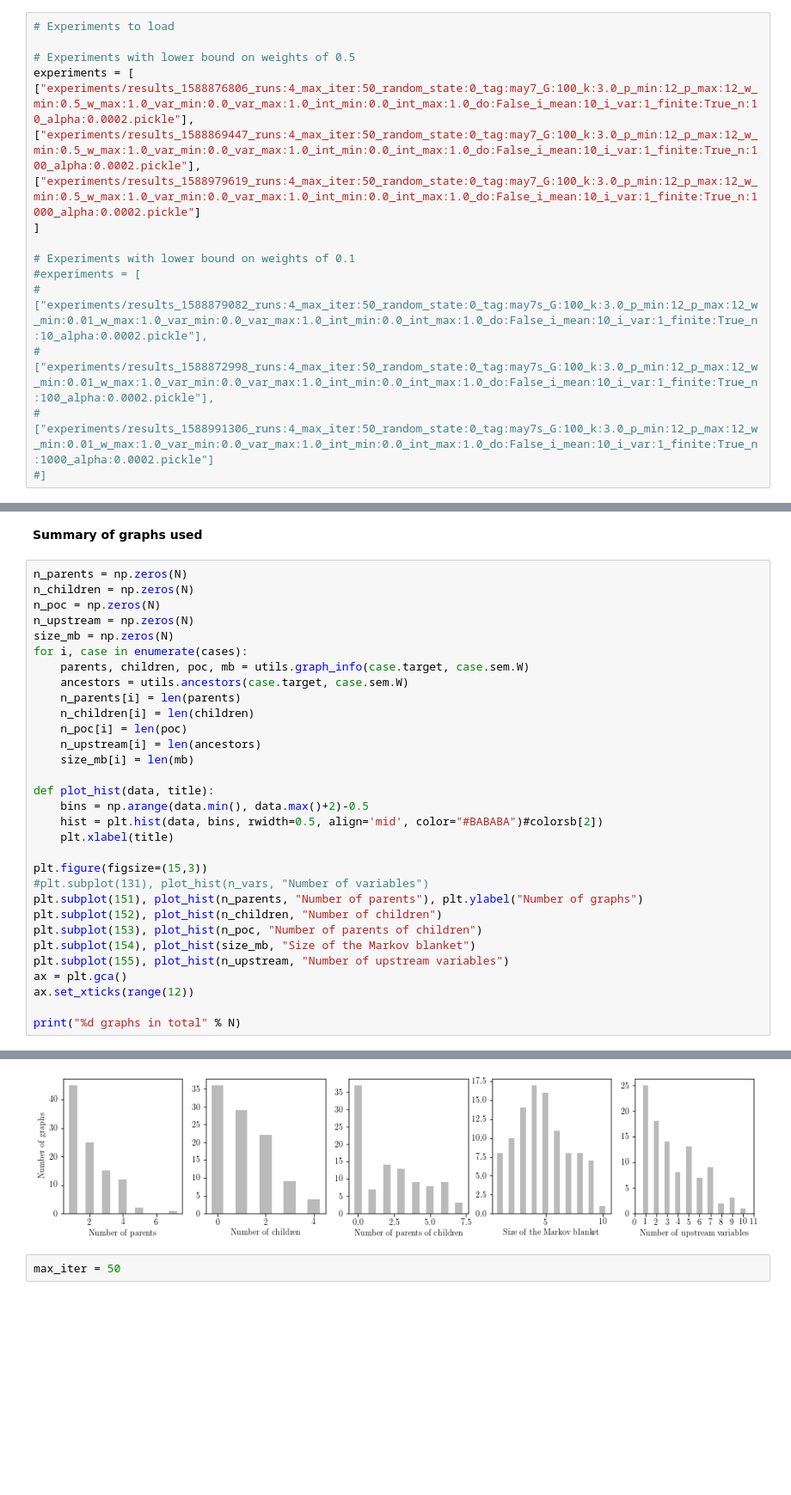
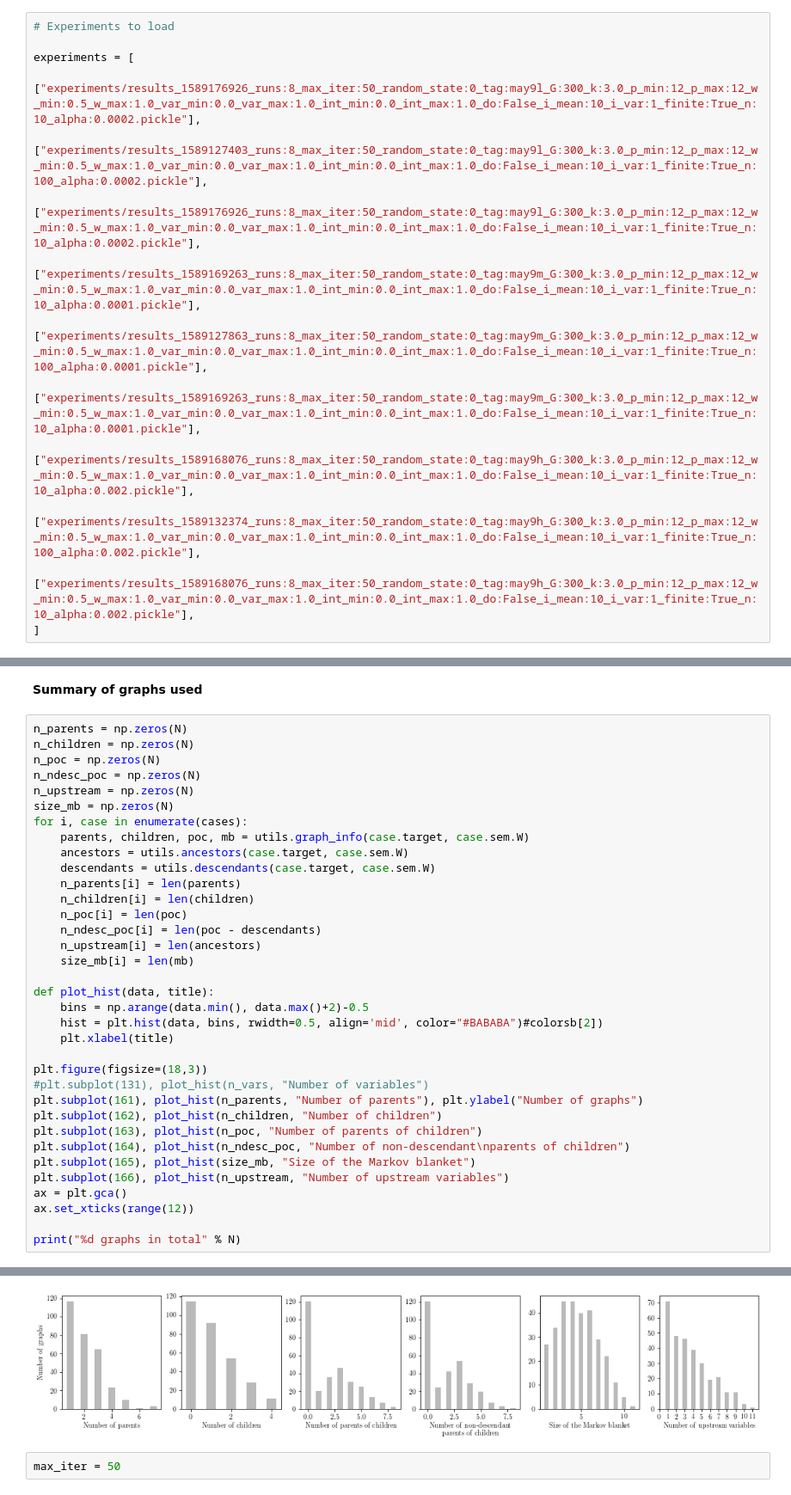
Before and after one commit to juangamella/aicp, a Jupyter notebook: plots_finite.ipynb, the cells around one changed output, grey strips where cells are left out. Shown at 86% size. Cells and saved outputs as stored; diff of their text form; blank space fills up the shorter version.

```diff
--- a/plots_finite.ipynb
+++ b/plots_finite.ipynb
@@ -121,19 +121,17 @@ def generate_trajectories(results, cases):
 # %%
 # Experiments to load
 
-# Experiments with lower bound on weights of 0.5
 experiments = [
-["experiments/results_1588876806_runs:4_max_iter:50_random_state:0_tag:may7_G:100_k:3.0_p_min:12_p_max:12_w_min:0.5_w_max:1.0_var_min:0.0_var_max:1.0_int_min:0.0_int_max:1.0_do:False_i_mean:10_i_var:1_finite:True_n:10_alpha:0.0002.pickle"],
-["experiments/results_1588869447_runs:4_max_iter:50_random_state:0_tag:may7_G:100_k:3.0_p_min:12_p_max:12_w_min:0.5_w_max:1.0_var_min:0.0_var_max:1.0_int_min:0.0_int_max:1.0_do:False_i_mean:10_i_var:1_finite:True_n:100_alpha:0.0002.pickle"],
-["experiments/results_1588979619_runs:4_max_iter:50_random_state:0_tag:may7_G:100_k:3.0_p_min:12_p_max:12_w_min:0.5_w_max:1.0_var_min:0.0_var_max:1.0_int_min:0.0_int_max:1.0_do:False_i_mean:10_i_var:1_finite:True_n:1000_alpha:0.0002.pickle"]
+    ["experiments/results_1589176926_runs:8_max_iter:50_random_state:0_tag:may9l_G:300_k:3.0_p_min:12_p_max:12_w_min:0.5_w_max:1.0_var_min:0.0_var_max:1.0_int_min:0.0_int_max:1.0_do:False_i_mean:10_i_var:1_finite:True_n:10_alpha:0.0002.pickle"],
+    ["experiments/results_1589127403_runs:8_max_iter:50_random_state:0_tag:may9l_G:300_k:3.0_p_min:12_p_max:12_w_min:0.5_w_max:1.0_var_min:0.0_var_max:1.0_int_min:0.0_int_max:1.0_do:False_i_mean:10_i_var:1_finite:True_n:100_alpha:0.0002.pickle"],
+    ["experiments/results_1589176926_runs:8_max_iter:50_random_state:0_tag:may9l_G:300_k:3.0_p_min:12_p_max:12_w_min:0.5_w_max:1.0_var_min:0.0_var_max:1.0_int_min:0.0_int_max:1.0_do:False_i_mean:10_i_var:1_finite:True_n:10_alpha:0.0002.pickle"],
+    ["experiments/results_1589169263_runs:8_max_iter:50_random_state:0_tag:may9m_G:300_k:3.0_p_min:12_p_max:12_w_min:0.5_w_max:1.0_var_min:0.0_var_max:1.0_int_min:0.0_int_max:1.0_do:False_i_mean:10_i_var:1_finite:True_n:10_alpha:0.0001.pickle"],
+    ["experiments/results_1589127863_runs:8_max_iter:50_random_state:0_tag:may9m_G:300_k:3.0_p_min:12_p_max:12_w_min:0.5_w_max:1.0_var_min:0.0_var_max:1.0_int_min:0.0_int_max:1.0_do:False_i_mean:10_i_var:1_finite:True_n:100_alpha:0.0001.pickle"],
+    ["experiments/results_1589169263_runs:8_max_iter:50_random_state:0_tag:may9m_G:300_k:3.0_p_min:12_p_max:12_w_min:0.5_w_max:1.0_var_min:0.0_var_max:1.0_int_min:0.0_int_max:1.0_do:False_i_mean:10_i_var:1_finite:True_n:10_alpha:0.0001.pickle"],
+    ["experiments/results_1589168076_runs:8_max_iter:50_random_state:0_tag:may9h_G:300_k:3.0_p_min:12_p_max:12_w_min:0.5_w_max:1.0_var_min:0.0_var_max:1.0_int_min:0.0_int_max:1.0_do:False_i_mean:10_i_var:1_finite:True_n:10_alpha:0.002.pickle"],
+    ["experiments/results_1589132374_runs:8_max_iter:50_random_state:0_tag:may9h_G:300_k:3.0_p_min:12_p_max:12_w_min:0.5_w_max:1.0_var_min:0.0_var_max:1.0_int_min:0.0_int_max:1.0_do:False_i_mean:10_i_var:1_finite:True_n:100_alpha:0.002.pickle"],
+    ["experiments/results_1589168076_runs:8_max_iter:50_random_state:0_tag:may9h_G:300_k:3.0_p_min:12_p_max:12_w_min:0.5_w_max:1.0_var_min:0.0_var_max:1.0_int_min:0.0_int_max:1.0_do:False_i_mean:10_i_var:1_finite:True_n:10_alpha:0.002.pickle"],
 ]
-
-# Experiments with lower bound on weights of 0.1
-#experiments = [
-#["experiments/results_1588879082_runs:4_max_iter:50_random_state:0_tag:may7s_G:100_k:3.0_p_min:12_p_max:12_w_min:0.01_w_max:1.0_var_min:0.0_var_max:1.0_int_min:0.0_int_max:1.0_do:False_i_mean:10_i_var:1_finite:True_n:10_alpha:0.0002.pickle"],
-#["experiments/results_1588872998_runs:4_max_iter:50_random_state:0_tag:may7s_G:100_k:3.0_p_min:12_p_max:12_w_min:0.01_w_max:1.0_var_min:0.0_var_max:1.0_int_min:0.0_int_max:1.0_do:False_i_mean:10_i_var:1_finite:True_n:100_alpha:0.0002.pickle"],
-#["experiments/results_1588991306_runs:4_max_iter:50_random_state:0_tag:may7s_G:100_k:3.0_p_min:12_p_max:12_w_min:0.01_w_max:1.0_var_min:0.0_var_max:1.0_int_min:0.0_int_max:1.0_do:False_i_mean:10_i_var:1_finite:True_n:1000_alpha:0.0002.pickle"]
-#]
 # %%
 def process_experiments(experiments):
     Trajectories = []
@@ -182,14 +180,17 @@ Processing results for markov + e + r policy done
 n_parents = np.zeros(N)
 n_children = np.zeros(N)
 n_poc = np.zeros(N)
+n_ndesc_poc = np.zeros(N)
 n_upstream = np.zeros(N)
 size_mb = np.zeros(N)
 for i, case in enumerate(cases):
     parents, children, poc, mb = utils.graph_info(case.target, case.sem.W)
     ancestors = utils.ancestors(case.target, case.sem.W)
+    descendants = utils.descendants(case.target, case.sem.W)
     n_parents[i] = len(parents)
     n_children[i] = len(children)
     n_poc[i] = len(poc)
+    n_ndesc_poc[i] = len(poc - descendants)
     n_upstream[i] = len(ancestors)
     size_mb[i] = len(mb)
 
@@ -198,13 +199,14 @@ def plot_hist(data, title):
     hist = plt.hist(data, bins, rwidth=0.5, align='mid', color="#BABABA")#colorsb[2])
     plt.xlabel(title)
 
-plt.figure(figsize=(15,3))
+plt.figure(figsize=(18,3))
 #plt.subplot(131), plot_hist(n_vars, "Number of variables")
-plt.subplot(151), plot_hist(n_parents, "Number of parents"), plt.ylabel("Number of graphs")
-plt.subplot(152), plot_hist(n_children, "Number of children")
-plt.subplot(153), plot_hist(n_poc, "Number of parents of children")
-plt.subplot(154), plot_hist(size_mb, "Size of the Markov blanket")
-plt.subplot(155), plot_hist(n_upstream, "Number of upstream variables")
+plt.subplot(161), plot_hist(n_parents, "Number of parents"), plt.ylabel("Number of graphs")
+plt.subplot(162), plot_hist(n_children, "Number of children")
+plt.subplot(163), plot_hist(n_poc, "Number of parents of children")
+plt.subplot(164), plot_hist(n_ndesc_poc, "Number of non-descendant\nparents of children")
+plt.subplot(165), plot_hist(size_mb, "Size of the Markov blanket")
+plt.subplot(166), plot_hist(n_upstream, "Number of upstream variables")
 ax = plt.gca()
 ax.set_xticks(range(12))
 
@@ -214,4 +216,4 @@ print("%d graphs in total" % N)
-[figure, old version]
+[figure, new version]
 # %%
 max_iter = 50
 # %% [markdown]
```
Also changed, not shown: parts of 14 cells of this notebook, 1 other file.
